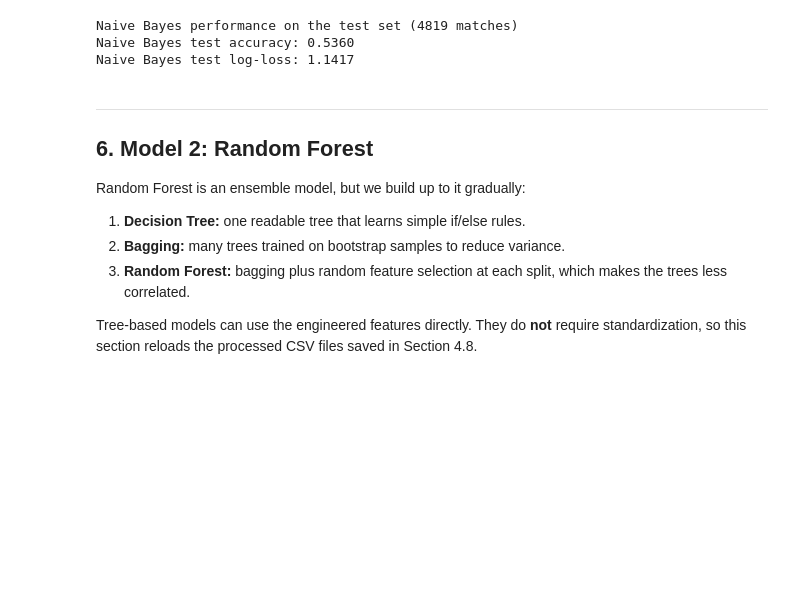
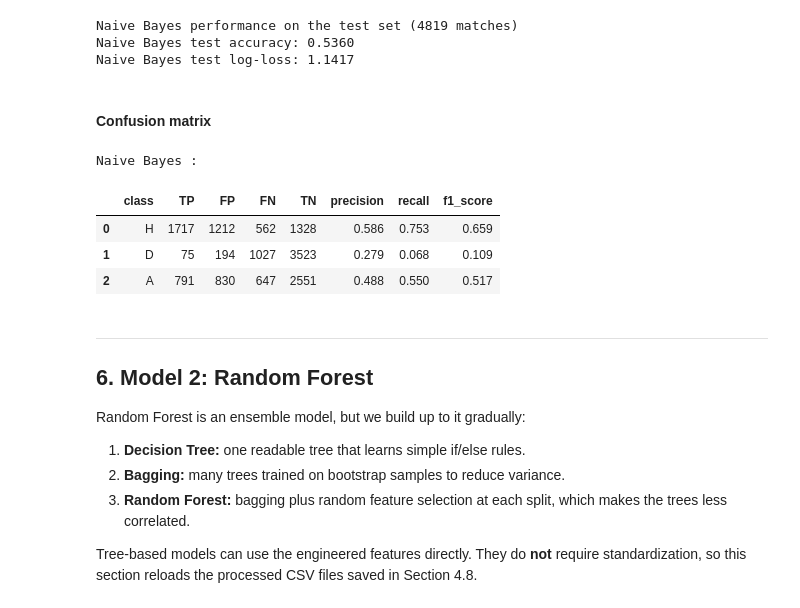
Before and after one commit to Am1neX/Project_INFOH410, a Jupyter notebook: notebooks/football_prediction.ipynb, the cells around one changed output. Cells and saved outputs as stored; diff of their text form; code cells hidden in the pictures; blank space fills up the shorter version.

Commit message:
update confusion matrix for MLP and Naive bayes

```diff
--- a/notebooks/football_prediction.ipynb
+++ b/notebooks/football_prediction.ipynb
@@ -1468,6 +1455,52 @@ print(f"Naive Bayes test log-loss: {nb_metrics['log_loss']:.4f}")
 Naive Bayes performance on the test set (4819 matches)
 Naive Bayes test accuracy: 0.5360
 Naive Bayes test log-loss: 1.1417
+# %% [markdown]
+#### Confusion matrix
+# %%
+def compute_multiclass_error_table(y_true, y_pred, labels):
+    rows = []
+
+    for label in labels:
+        true_positive = ((y_true == label) & (y_pred == label)).sum()
+        false_positive = ((y_true != label) & (y_pred == label)).sum()
+        false_negative = ((y_true == label) & (y_pred != label)).sum()
+        true_negative = ((y_true != label) & (y_pred != label)).sum()
+
+        precision = true_positive / (true_positive + false_positive) if (true_positive + false_positive) > 0 else 0
+        recall = true_positive / (true_positive + false_negative) if (true_positive + false_negative) > 0 else 0
+        f1 = 2 * precision * recall / (precision + recall) if (precision + recall) > 0 else 0
+
+        rows.append({
+            "class": label,
+            "TP": true_positive,
+            "FP": false_positive,
+            "FN": false_negative,
+            "TN": true_negative,
+            "precision": precision,
+            "recall": recall,
+            "f1_score": f1
+        })
+
+    return pd.DataFrame(rows)
+
+
+labels = ["H", "D", "A"]
+
+nb_error_table = compute_multiclass_error_table(
+    y_true=y_test,
+    y_pred=y_test_pred_nb,
+    labels=labels
+)
+
+print("Naive Bayes :")
+display(nb_error_table.round(3))
+# %% [output]
+Naive Bayes :
+|  | class | TP | FP | FN | TN | precision | recall | f1_score |
+| 0 | H | 1717 | 1212 | 562 | 1328 | 0.586 | 0.753 | 0.659 |
+| 1 | D | 75 | 194 | 1027 | 3523 | 0.279 | 0.068 | 0.109 |
+| 2 | A | 791 | 830 | 647 | 2551 | 0.488 | 0.550 | 0.517 |
 # %% [markdown]
 ---
 ## 6. Model 2: Random Forest
```
Also changed, not shown: parts of 3 cells of this notebook.
